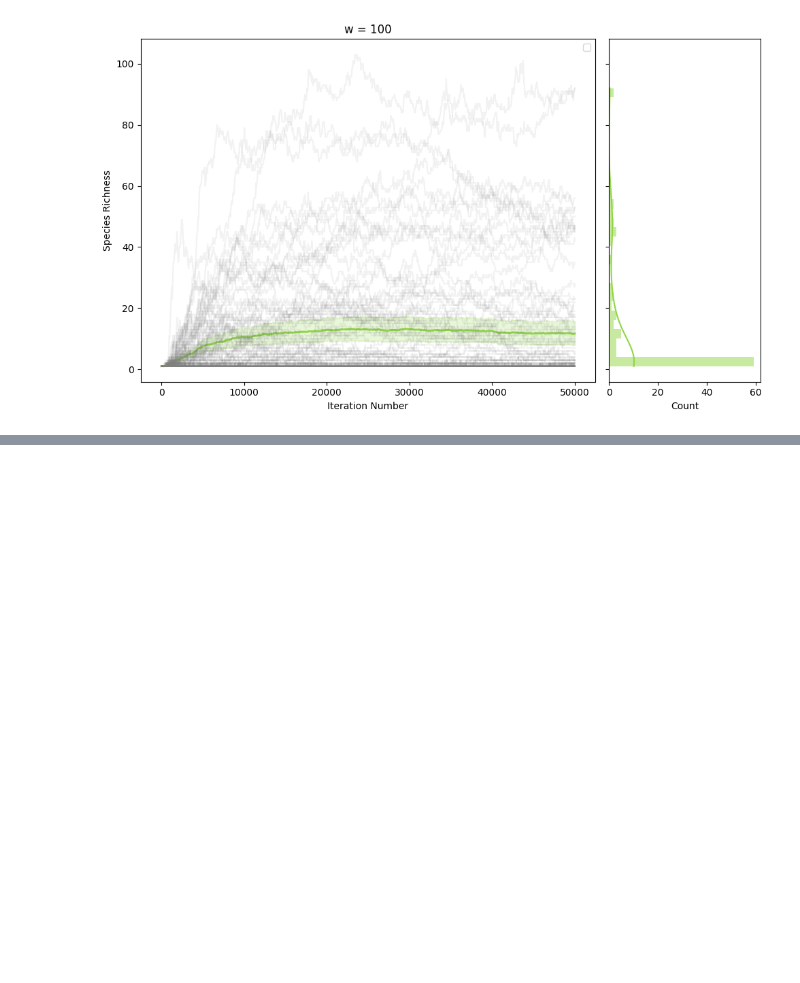
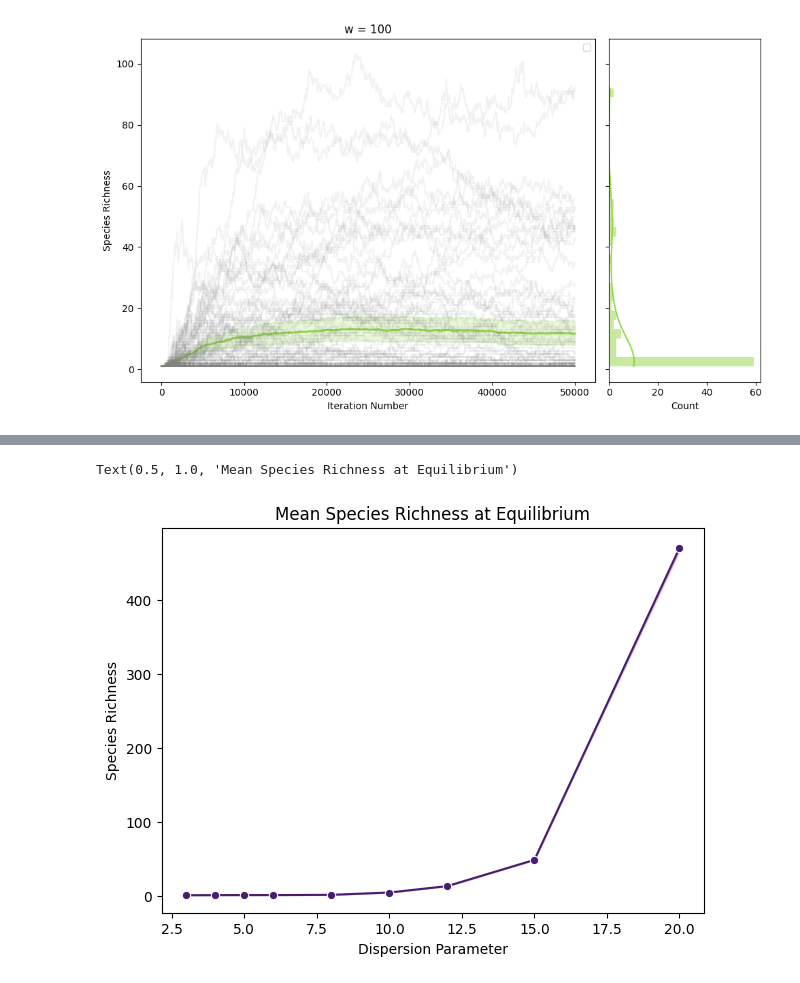
Before and after one commit to giuliabernardinieco/revosim-simulations, a Jupyter notebook: Disp-par-species-richness.ipynb, the cells around one changed output, grey strips where cells are left out. Saved outputs shown, nothing was run; the diff lists cells and outputs as text; code cells hidden in the pictures; blank space fills up the shorter version.

Commit message:
adding new data

```diff
--- a/Disp-par-species-richness.ipynb
+++ b/Disp-par-species-richness.ipynb
@@ -219,0 +231,14 @@ Text(0.5, 1.0, 'Mean Species Richness at Equilibrium')
+# %%
+### Now I'm creating a graph that will show the wavelength on the xaxis and the average/median SP that we had at equilibrium
+equilibrium = combined_df[combined_df['Iteration_Number'] == 49999]
+equilibrium = combined_df[combined_df['Dispersion_Parameter'] <= 20]
+
+
+plt.figure(figsize=(7, 5))
+sns.lineplot(data =  equilibrium, x = 'Dispersion_Parameter', y = 'Species_Count', color = colors[0], marker='o')
+plt.xlabel('Dispersion Parameter')
+plt.ylabel('Species Richness')
+plt.title('Mean Species Richness at Equilibrium')
+# %% [output]
+Text(0.5, 1.0, 'Mean Species Richness at Equilibrium')
+[figure, added]
```
Also changed, not shown: parts of 8 cells of this notebook.
